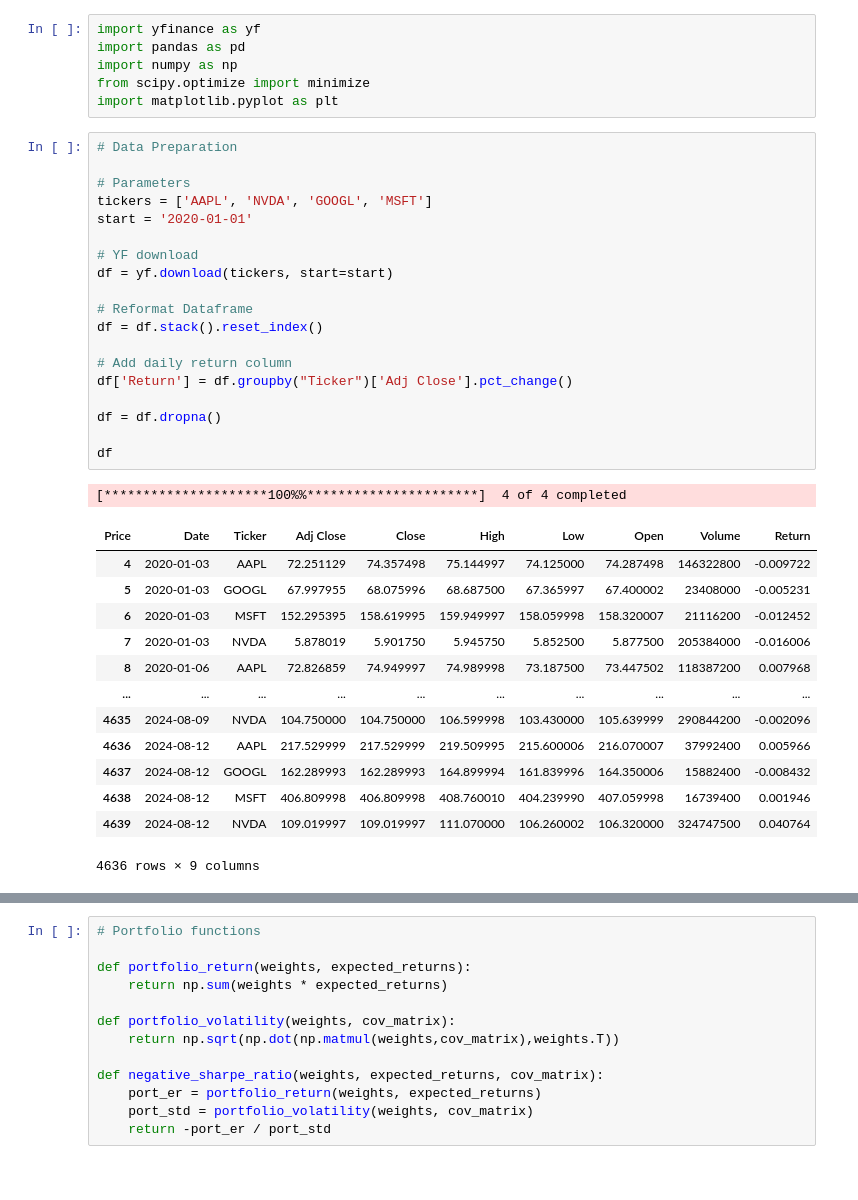
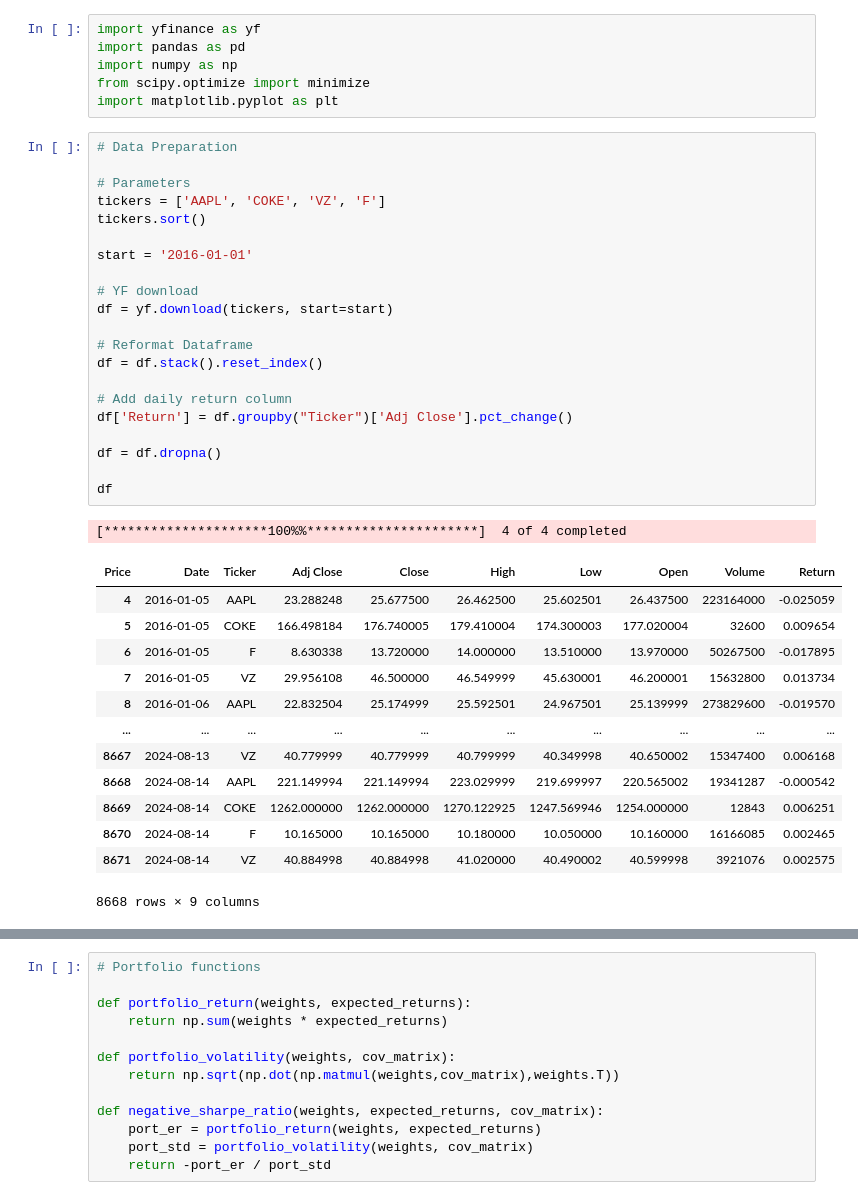
Before and after one commit to andrewhall1124/portfolio-optimizer, a Jupyter notebook: portfolio_optimizer.ipynb, the cells around one changed output, grey strips where cells are left out. Drawn from its saved outputs; the diff is of its cells as text.

```diff
--- a/portfolio_optimizer.ipynb
+++ b/portfolio_optimizer.ipynb
@@ -7,37 +7,39 @@ import matplotlib.pyplot as plt
 # %%
 # Data Preparation
 
 # Parameters
-tickers = ['AAPL', 'NVDA', 'GOOGL', 'MSFT']
-start = '2020-01-01'
+tickers = ['AAPL', 'COKE', 'VZ', 'F']
+tickers.sort()
+
+start = '2016-01-01'
 
 # YF download
 df = yf.download(tickers, start=start)
 
 # Reformat Dataframe
 df = df.stack().reset_index()
 
 # Add daily return column
 df['Return'] = df.groupby("Ticker")['Adj Close'].pct_change()
 
 df = df.dropna()
 
 df
 # %% [output]
 [*********************100%%**********************]  4 of 4 completed
 | Price | Date | Ticker | Adj Close | Close | High | Low | Open | Volume | Return |
-| 4 | 2020-01-03 | AAPL | 72.251129 | 74.357498 | 75.144997 | 74.125000 | 74.287498 | 146322800 | -0.009722 |
-| 5 | 2020-01-03 | GOOGL | 67.997955 | 68.075996 | 68.687500 | 67.365997 | 67.400002 | 23408000 | -0.005231 |
-| 6 | 2020-01-03 | MSFT | 152.295395 | 158.619995 | 159.949997 | 158.059998 | 158.320007 | 21116200 | -0.012452 |
-| 7 | 2020-01-03 | NVDA | 5.878019 | 5.901750 | 5.945750 | 5.852500 | 5.877500 | 205384000 | -0.016006 |
-| 8 | 2020-01-06 | AAPL | 72.826859 | 74.949997 | 74.989998 | 73.187500 | 73.447502 | 118387200 | 0.007968 |
+| 4 | 2016-01-05 | AAPL | 23.288248 | 25.677500 | 26.462500 | 25.602501 | 26.437500 | 223164000 | -0.025059 |
+| 5 | 2016-01-05 | COKE | 166.498184 | 176.740005 | 179.410004 | 174.300003 | 177.020004 | 32600 | 0.009654 |
+| 6 | 2016-01-05 | F | 8.630338 | 13.720000 | 14.000000 | 13.510000 | 13.970000 | 50267500 | -0.017895 |
+| 7 | 2016-01-05 | VZ | 29.956108 | 46.500000 | 46.549999 | 45.630001 | 46.200001 | 15632800 | 0.013734 |
+| 8 | 2016-01-06 | AAPL | 22.832504 | 25.174999 | 25.592501 | 24.967501 | 25.139999 | 273829600 | -0.019570 |
 | ... | ... | ... | ... | ... | ... | ... | ... | ... | ... |
-| 4635 | 2024-08-09 | NVDA | 104.750000 | 104.750000 | 106.599998 | 103.430000 | 105.639999 | 290844200 | -0.002096 |
-| 4636 | 2024-08-12 | AAPL | 217.529999 | 217.529999 | 219.509995 | 215.600006 | 216.070007 | 37992400 | 0.005966 |
-| 4637 | 2024-08-12 | GOOGL | 162.289993 | 162.289993 | 164.899994 | 161.839996 | 164.350006 | 15882400 | -0.008432 |
-| 4638 | 2024-08-12 | MSFT | 406.809998 | 406.809998 | 408.760010 | 404.239990 | 407.059998 | 16739400 | 0.001946 |
-| 4639 | 2024-08-12 | NVDA | 109.019997 | 109.019997 | 111.070000 | 106.260002 | 106.320000 | 324747500 | 0.040764 |
+| 8667 | 2024-08-13 | VZ | 40.779999 | 40.779999 | 40.799999 | 40.349998 | 40.650002 | 15347400 | 0.006168 |
+| 8668 | 2024-08-14 | AAPL | 221.149994 | 221.149994 | 223.029999 | 219.699997 | 220.565002 | 19341287 | -0.000542 |
+| 8669 | 2024-08-14 | COKE | 1262.000000 | 1262.000000 | 1270.122925 | 1247.569946 | 1254.000000 | 12843 | 0.006251 |
+| 8670 | 2024-08-14 | F | 10.165000 | 10.165000 | 10.180000 | 10.050000 | 10.160000 | 16166085 | 0.002465 |
+| 8671 | 2024-08-14 | VZ | 40.884998 | 40.884998 | 41.020000 | 40.490002 | 40.599998 | 3921076 | 0.002575 |
-4636 rows × 9 columns
+8668 rows × 9 columns
 # %%
 port = df.groupby('Ticker')['Return'].mean().rename("Expected Return").to_frame().reset_index()
 
```
Also changed, not shown: parts of 12 cells of this notebook, 1 other file.
